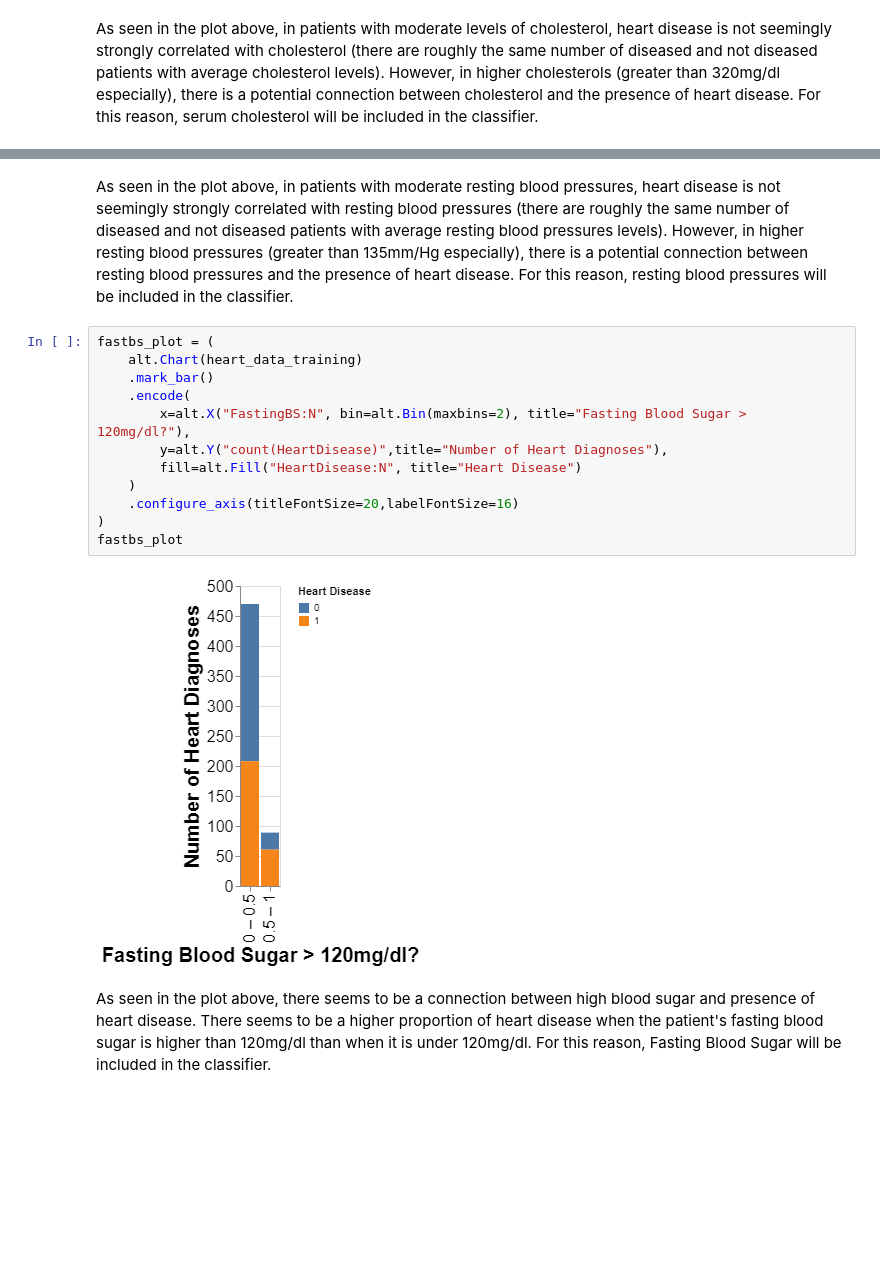
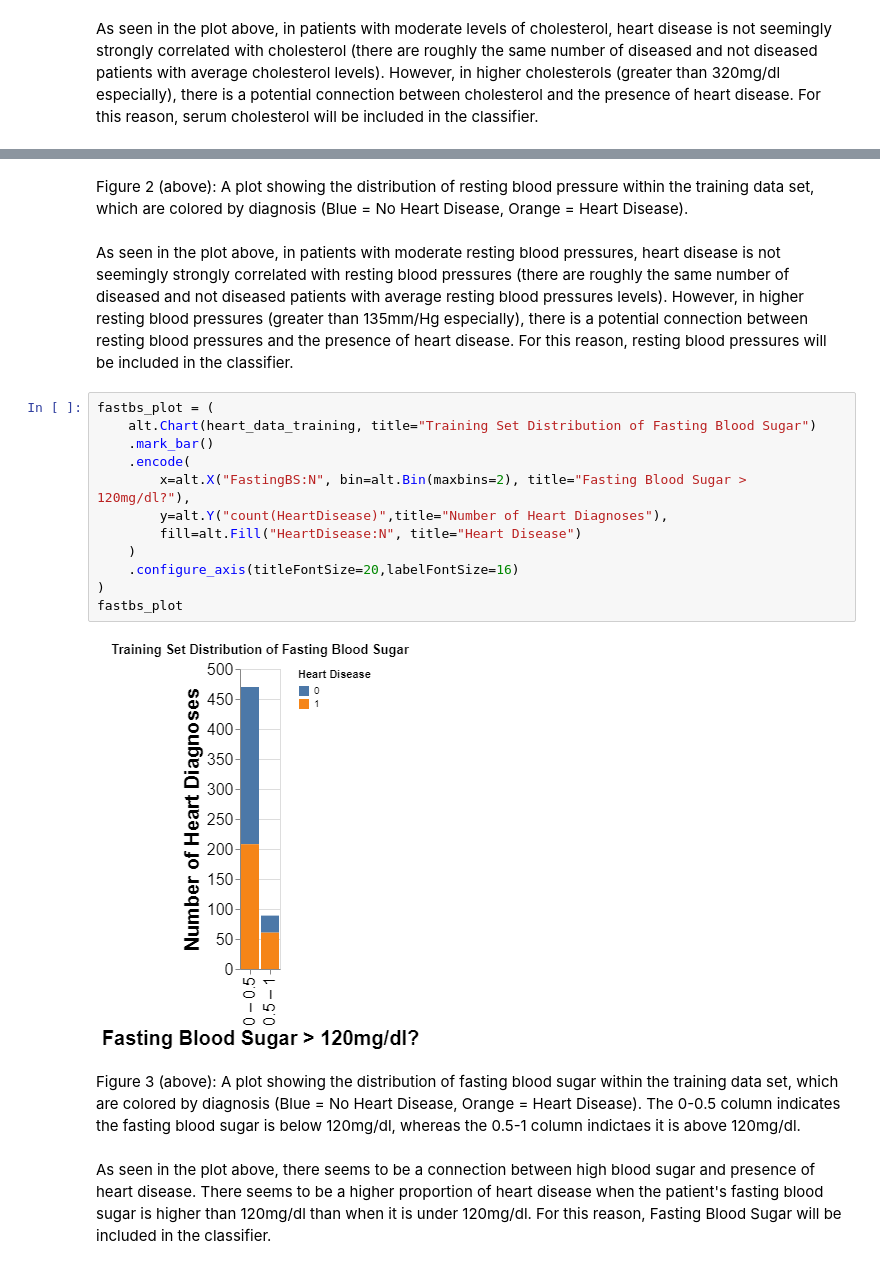
Before and after one commit to caojason/dsci-100-group-2, a Jupyter notebook: Report.ipynb, the cells around one changed output, grey strips where cells are left out. Cells and saved outputs as stored; diff of their text form; blank space fills up the shorter version.

Commit message:
Added figure/table labels/legend

```diff
--- a/Report.ipynb
+++ b/Report.ipynb
@@ -181,19 +194,23 @@ restbp_plot
+# %% [markdown]
+Figure 2 (above): A plot showing the distribution of resting blood pressure within the training data set, which are colored by diagnosis (Blue = No Heart Disease, Orange = Heart Disease).
 # %% [markdown]
 As seen in the plot above, in patients with moderate resting blood pressures, heart disease is not seemingly strongly correlated with resting blood pressures (there are roughly the same number of diseased and not diseased patients with average resting blood pressures levels). However, in higher resting blood pressures (greater than 135mm/Hg especially), there is a potential connection between resting blood pressures and the presence of heart disease. For this reason, resting blood pressures will be included in the classifier.
 # %%
 fastbs_plot = (
-    alt.Chart(heart_data_training)
+    alt.Chart(heart_data_training, title="Training Set Distribution of Fasting Blood Sugar")
     .mark_bar()
     .encode(
         x=alt.X("FastingBS:N", bin=alt.Bin(maxbins=2), title="Fasting Blood Sugar > 120mg/dl?"),
         y=alt.Y("count(HeartDisease)",title="Number of Heart Diagnoses"),
         fill=alt.Fill("HeartDisease:N", title="Heart Disease")
     )
     .configure_axis(titleFontSize=20,labelFontSize=16)
 )
 fastbs_plot
 # %% [output]
-[figure, old version]
+[figure, new version]
+# %% [markdown]
+Figure 3 (above): A plot showing the distribution of fasting blood sugar within the training data set, which are colored by diagnosis (Blue = No Heart Disease, Orange = Heart Disease). The 0-0.5 column indicates the fasting blood sugar is below 120mg/dl, whereas the 0.5-1 column indictaes it is above 120mg/dl.
 # %% [markdown]
 As seen in the plot above, there seems to be a connection between high blood sugar and presence of heart disease. There seems to be a higher proportion of heart disease when the patient's fasting blood sugar is higher than 120mg/dl than when it is under 120mg/dl. For this reason, Fasting Blood Sugar will be included in the classifier.
 # %%
```
Also changed, not shown: parts of 20 cells of this notebook.
